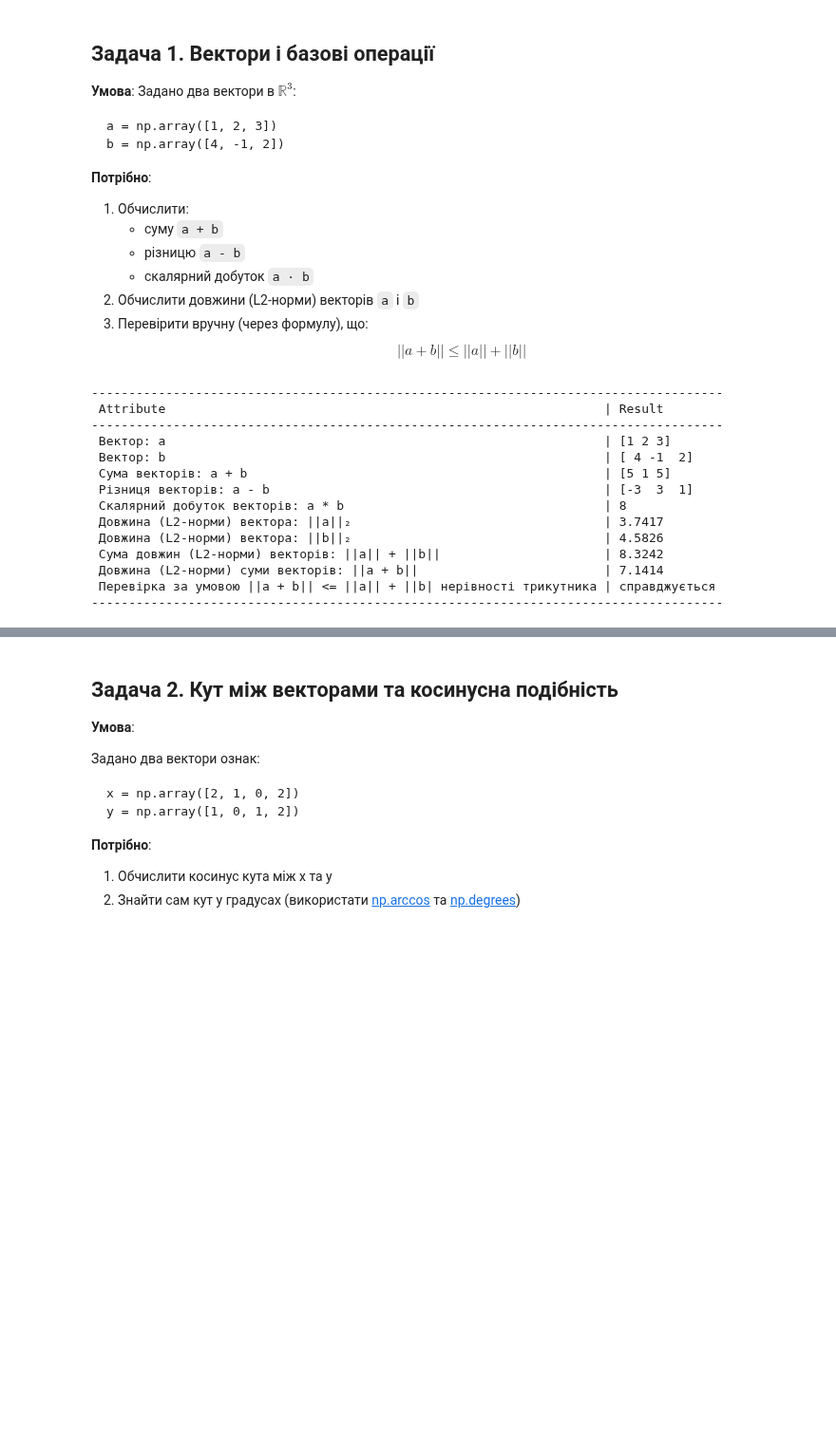
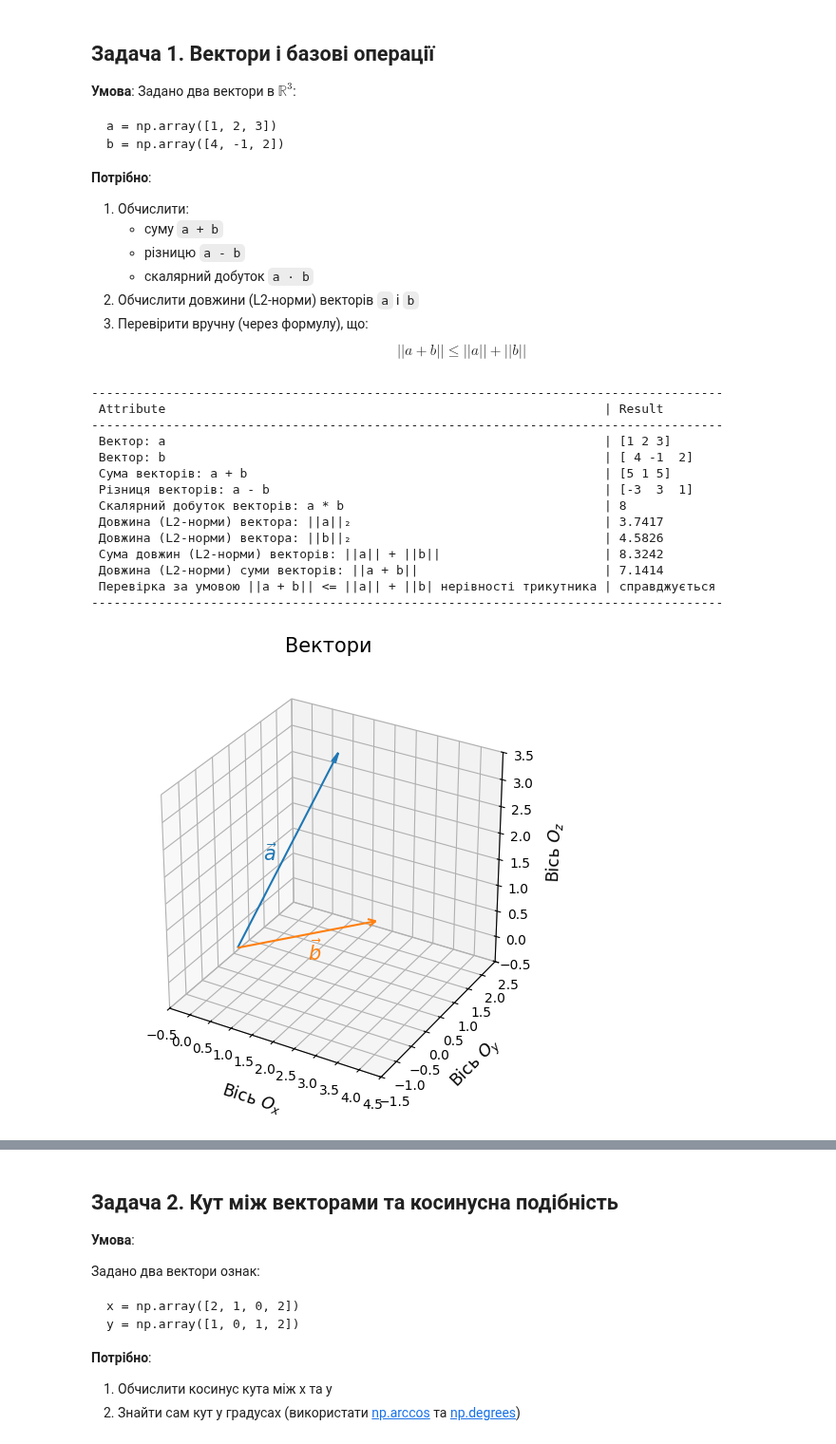
Before and after one commit to BogdanPinchuk/DataScience-PBY_HW4, a Jupyter notebook: Bohdan_Pinchuk_DS_HW4.ipynb, the cells around one changed output, grey strips where cells are left out. Shown at 95% size. Drawn from its saved outputs; the diff is of its cells as text; code cells hidden in the pictures; blank space fills up the shorter version.

Commit message:
[Homework4] - added 3d chart for the 1st task

```diff
--- a/Bohdan_Pinchuk_DS_HW4.ipynb
+++ b/Bohdan_Pinchuk_DS_HW4.ipynb
@@ -33,13 +33,8 @@ import numpy as np
 from math import sqrt
 import itertools
 import matplotlib.pyplot as plt
+import matplotlib.ticker as ticker
 from mpl_toolkits.mplot3d import Axes3D
-
-from fontTools.ttLib.tables.C_P_A_L_ import Color
-from matplotlib.ticker import AutoMinorLocator
-from matplotlib.typing import CapStyleType
-from pexpect import which
-from wcwidth import width
 
 # Input data
 a = np.array([1, 2, 3])
@@ -122,11 +117,13 @@ print_line_splitter()
 # Graphic results
 fig = plt.figure()
 ax = fig.add_subplot(projection='3d')
+plt.subplots_adjust(left=0.0, right=1.0, bottom=0.0, top=1.0)
+
 colors = itertools.cycle([f"C{i}" for i in range(10)])
 
 
 def draw_3d_vector(axes: Axes3D, v_end: np.ndarray, v_name: str, margin: float = 0.5,
-                   v_start: np.ndarray = np.array([0, 0]), v_label: str = "u", v_pad: float = 7.5,
+                   v_start: np.ndarray = np.array([0, 0, 0]), v_pad: tuple[float, float, float] = (0.5, 0.5, 0.5),
                    chart_sign: tuple[str, str, str, str] = ('Chart', 'X axis', 'Y axis', 'Z axis')):
     """
     Draw a 3d vector
@@ -149,70 +146,60 @@ def draw_3d_vector(axes: Axes3D, v_end: np.ndarray, v_name: str, margin: float =
     x_min = min(x_min + margin, min(v_start[0], v_end[0])) - margin
     x_max = max(x_max - margin, max(v_start[0], v_end[0])) + margin
     y_min = min(y_min + margin, min(v_start[1], v_end[1])) - margin
     y_max = max(y_max - margin, max(v_start[1], v_end[1])) + margin
     z_min = min(z_min + margin, min(v_start[2], v_end[2])) - margin
     z_max = max(z_max - margin, max(v_start[2], v_end[2])) + margin
+
     axes.set_xlim(x_min, x_max)
     axes.set_ylim(y_min, y_max)
     axes.set_zlim(z_min, z_max)
-    axes.set_box_aspect(1)
+    ax.view_init(elev=30, azim=-60, roll=0)
+    ax.set_box_aspect(aspect=(1.0, 1.0, 1.0), zoom=0.9)
+
+    # Steps
+    ax.xaxis.set_major_locator(ticker.MultipleLocator(0.5))
+    ax.yaxis.set_major_locator(ticker.MultipleLocator(0.5))
+    ax.zaxis.set_major_locator(ticker.MultipleLocator(0.5))
 
     # Plot settings
-    axes.set_title(chart_sign[0], fontsize=15, pad=10, loc='center', color='black')
-    axes.set_xlabel(chart_sign[1], fontsize=12.5, labelpad=10, loc='center', color='black')
-    axes.set_ylabel(chart_sign[2], fontsize=12.5, labelpad=10, loc='center', color='black')
-    axes.set_zlabel(chart_sign[3], fontsize=12.5, labelpad=10, loc='center', color='black')
-    axes.grid(axis='both', visible=True, which='major', ls='--', linewidth=1.0, color='tab:gray')
-    # ax.tick_params(axis='both', which='major', grid_color='tab:blue', labelcolor='black')
-    axes.minorticks_on()
-    axes.grid(axis='both', visible=True, which='minor', ls=':', linewidth=0.5, color='tab:green')
-    # ax.tick_params(axis='both', which='minor', grid_color='tab:green', labelcolor='black')
-
-    match v_label:
-        case ("u"):
-            annot_text_pos = (0, v_pad)
-        case ("d"):
-            annot_text_pos = (0, -v_pad)
-        case ("l"):
-            annot_text_pos = (-v_pad, 0)
-        case ("r"):
-            annot_text_pos = (0, v_pad)
-        case ("ur"):
-            annot_text_pos = (v_pad, v_pad)
-        case ("ul"):
-            annot_text_pos = (-v_pad, v_pad)
-        case ("dr"):
-            annot_text_pos = (v_pad, -v_pad)
-        case ("dl"):
-            annot_text_pos = (-v_pad, -v_pad)
-        case _:
-            annot_text_pos = (0, 0)
+    axes.set_title(chart_sign[0], fontsize=15, loc='center', color='black')
+    # ax.tick_params(axis='x', which='major', rotation=50)
+    axes.set_xlabel(chart_sign[1], fontsize=12.5, labelpad=10, color='black')
+    axes.set_ylabel(chart_sign[2], fontsize=12.5, labelpad=10, color='black')
+    axes.set_zlabel(chart_sign[3], fontsize=12.5, labelpad=10, color='black')
 
     # Arrow
     current_color = next(colors)
-    x_annot = v_start[0] + (x_len / 2.0)
-    y_annot = v_start[1] + (y_len / 2.0)
-    z_annot = v_start[2] + (z_len / 2.0)
+    x_annot = v_start[0] + (x_len / 2.0) + v_pad[0]
+    y_annot = v_start[1] + (y_len / 2.0) + v_pad[1]
+    z_annot = v_start[2] + (z_len / 2.0) + v_pad[2]
+
     axes.quiver(v_start[0], v_start[1], v_start[2], x_len, y_len, z_len,
-                angles='xy', scale_units='xy', scale=1, color=current_color)
-    # TODO: change
-    # axes.text(fr"$\vec{{{v_name}}}$", (x_annot, y_annot), xytext=annot_text_pos, fontsize=15,
-    #               color=current_color, textcoords='offset points', ha='center', va='center')
+                length=1, arrow_length_ratio=0.05, color=current_color)
+    axes.text(x_annot, y_annot, z_annot, fr"$\vec{{{v_name}}}$", fontsize=15,
+              color=current_color, ha='center', va='center')
+
+chart_signature = ('Вектори', fr"Вісь $O_{'x'}$", fr"Вісь $O_{'y'}$", fr"Вісь $O_{'z'}$")
+draw_3d_vector(ax, a, "a", chart_sign=chart_signature, v_pad=(-0.25, -0.25, 0.0))
+draw_3d_vector(ax, b, "b", chart_sign=chart_signature, v_pad=(0.25, 0, -0.25))
+
+plt.show()
 # %% [output]
 -------------------------------------------------------------------------------------
  Attribute                                                           | Result
 -------------------------------------------------------------------------------------
  Вектор: a                                                           | [1 2 3]
  Вектор: b                                                           | [ 4 -1  2]
  Сума векторів: a + b                                                | [5 1 5]
  Різниця векторів: a - b                                             | [-3  3  1]
  Скалярний добуток векторів: a * b                                   | 8
  Довжина (L2-норми) вектора: ||a||₂                                  | 3.7417
  Довжина (L2-норми) вектора: ||b||₂                                  | 4.5826
  Сума довжин (L2-норми) векторів: ||a|| + ||b||                      | 8.3242
  Довжина (L2-норми) суми векторів: ||a + b||                         | 7.1414
  Перевірка за умовою ||a + b|| <= ||a|| + ||b| нерівності трикутника | справджується
 -------------------------------------------------------------------------------------
+[figure, added]
 # %%
 #### Variant №2 ####
 
```
Also changed, not shown: parts of 1 cell of this notebook.
